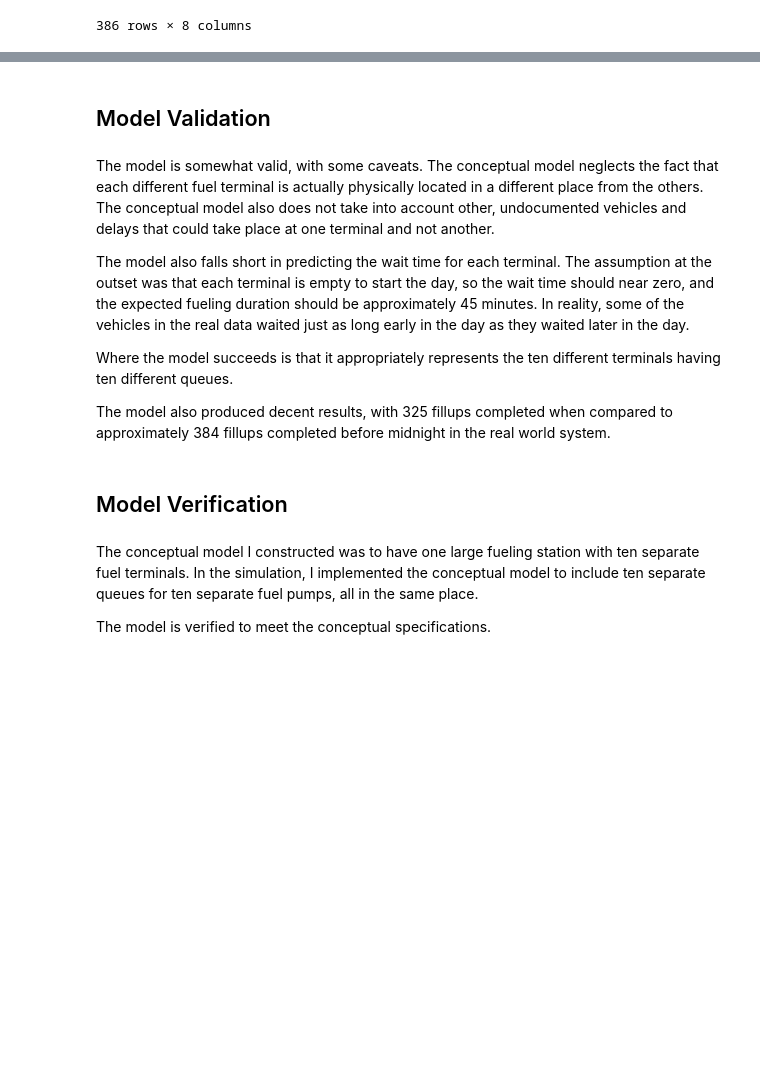
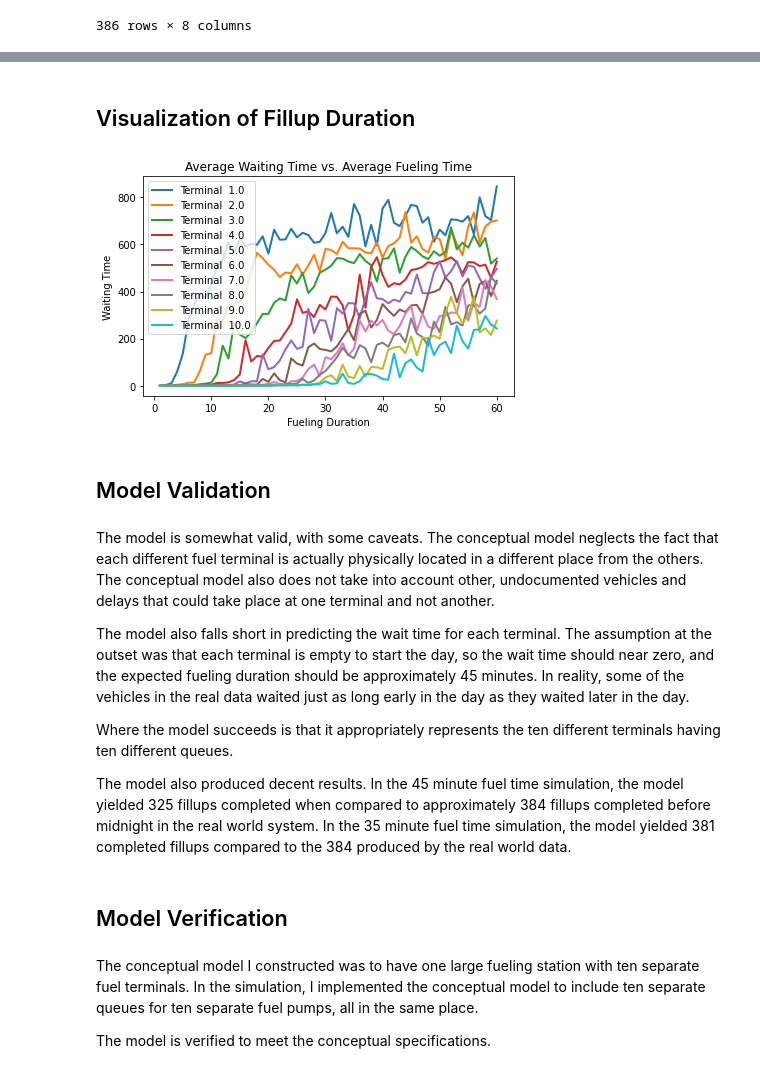
Before and after one commit to st3vejobs/DATA-604, a Jupyter notebook: final_project/DATA_604_Final_Project.ipynb, the cells around one changed output, grey strips where cells are left out. Cells and saved outputs as stored; diff of their text form; code cells hidden in the pictures; blank space fills up the shorter version.

```diff
--- a/final_project/DATA_604_Final_Project.ipynb
+++ b/final_project/DATA_604_Final_Project.ipynb
@@ -388,3 +405,5 @@ run_simulation(10,avg_time_between,45)
 | 384 | 384.0 | NaN | 1434.421675 | NaN | 45.0 | NaN | NaN | ... |
 | 385 | 385.0 | NaN | 1439.835141 | NaN | 45.0 | NaN | NaN | ... |
 386 rows × 8 columns
+# %%
+run_simulation(10,avg_time_between,35)
@@ -391,5 +424,26 @@ run_simulation(10,avg_time_between,45)
+# %% [markdown]
+## Visualization of Fillup Duration<a name="visual"></a>
+# %%
+avg_fuel_time = linrange(1,60,1)
+terminals = linrange(1,10)
+avg_wait = SweepSeries()
+
+for i in terminals:
+  for j in avg_fuel_time:
+    time_frame = TimeFrame(columns = ['vehicle','time_pump_available','time_start',
+                                      'time_fuel_start','time_fueling_expected','time_wait','time_exit'])
+    sim = run_simulation(i,avg_time_between,j)['time_wait']
+    avg_wait[j] = np.mean(sim)
+  label = 'Terminal  ' + str(i)
+  plot(avg_wait,label = label)
+
+decorate(xlabel = 'Fueling Duration',
+         ylabel = 'Waiting Time',
+         title = 'Average Waiting Time vs. Average Fueling Time')
+# %% [output]
+[figure, added]
 # %% [markdown]
-## Model Validation
+## Model Validation<a name="valid"></a>
 # %% [markdown]
 The model is somewhat valid, with some caveats.
 The conceptual model neglects the fact that each different fuel terminal is actually physically located in a different place from the others. The conceptual model also does not take into account other, undocumented vehicles and delays that could take place at one terminal and not another.
@@ -398,9 +452,10 @@ The model also falls short in predicting the wait time for each terminal. The as
 
 Where the model succeeds is that it appropriately represents the ten different terminals having ten different queues.
 
-The model also produced decent results, with 325 fillups completed when compared to approximately 384 fillups completed before midnight in the real world system.
+The model also produced decent results. In the 45 minute fuel time simulation, the model yielded 325 fillups completed when compared to approximately 384 fillups completed before midnight in the real world system.
+In the 35 minute fuel time simulation, the model yielded 381 completed fillups compared to the 384 produced by the real world data.
 # %% [markdown]
-## Model Verification
+## Model Verification<a name="verify"></a>
 # %% [markdown]
 The conceptual model I constructed was to have one large fueling station with ten separate fuel terminals. In the simulation, I implemented the conceptual model to include ten separate queues for ten separate fuel pumps, all in the same place.
 
```
Also changed, not shown: parts of 39 cells of this notebook.
